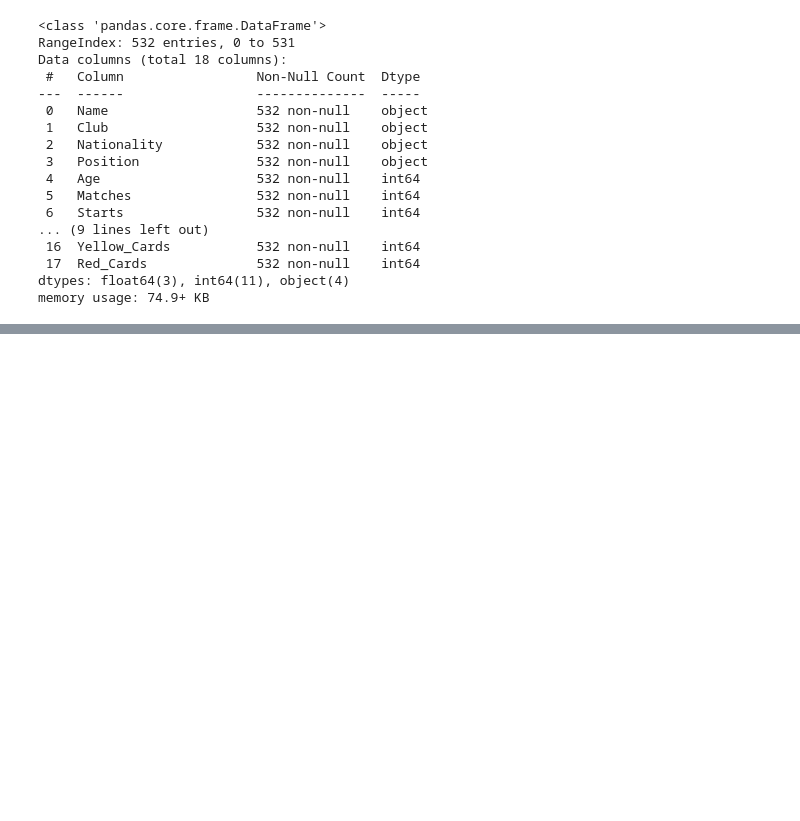
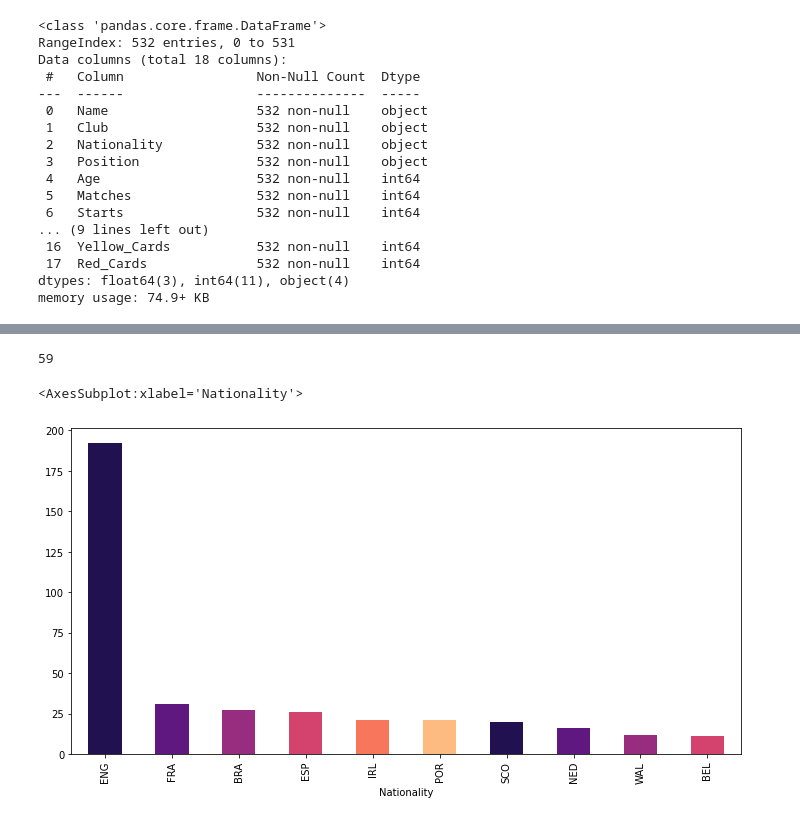
Before and after one commit to halid10/football-data-analysis, a Jupyter notebook: EPL 20-21/EPL 2020-2021 Data Analysis.ipynb, the cells around one changed output, grey strips where cells are left out. Drawn from its saved outputs; the diff is of its cells as text; code cells hidden in the pictures; blank space fills up the shorter version.

```diff
--- a/EPL 20-21/EPL 2020-2021 Data Analysis.ipynb
+++ b/EPL 20-21/EPL 2020-2021 Data Analysis.ipynb
@@ -43,0 +145,16 @@ epl_df.describe()
+# %%
+# Players from different nations
+
+np.size((epl_df['Nationality'].unique()))
+#epl_df['Nationality'].nunique()
+# %% [output]
+59
+# %%
+# Most players from which countries (top 10 nationalities)
+
+#nationality = epl_df.groupby('Nationality').size().sort_values(ascending=False)
+nationality = epl_df['Nationality'].value_counts()
+nationality.head(10).plot(kind='bar', figsize=(12, 6), color=sns.color_palette('magma'))
+# %% [output]
+<AxesSubplot:xlabel='Nationality'>
+[figure, added]
```
Also changed, not shown: parts of 31 cells of this notebook.
